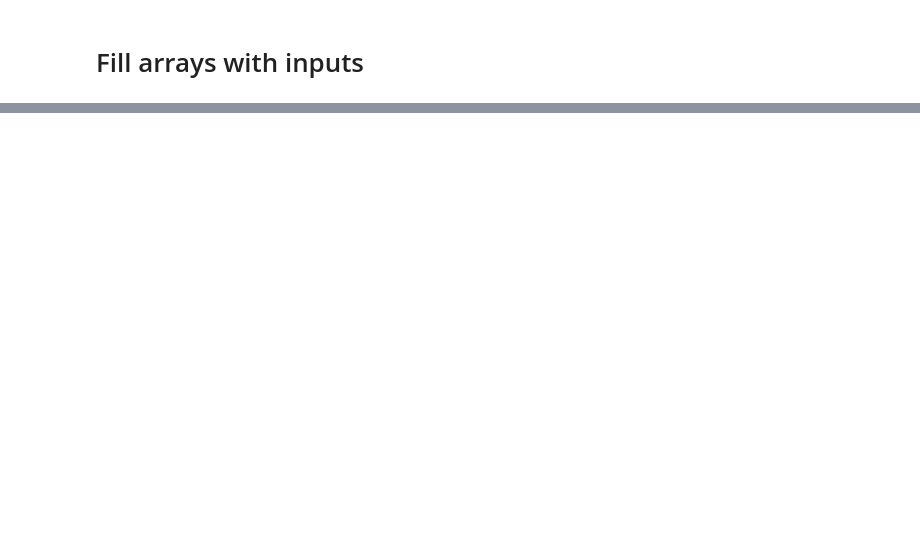
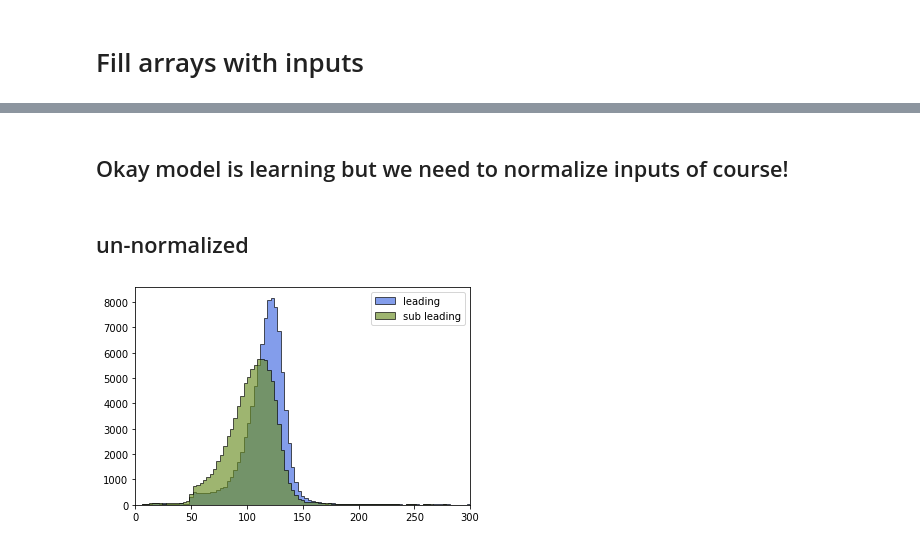
Before and after one commit to russbate42/HH4B_Mass_Regression, a Jupyter notebook: mass_regression/mass_regression.ipynb, the cells around one changed output, grey strips where cells are left out. Saved outputs shown, nothing was run; the diff lists cells and outputs as text; code cells hidden in the pictures; blank space fills up the shorter version.

Commit message:
Fixed bug with track matching. Updated normalization, new training, and mass plane plots.

```diff
--- a/mass_regression/mass_regression.ipynb
+++ b/mass_regression/mass_regression.ipynb
@@ -170,22 +181,20 @@ for i in range(matched_jets.shape[0]):
     ld_idx = arr_slc[1]
     sld_idx = arr_slc[2]
 
-    print(evt)
-    nboosturd = len(ak.to_numpy(hh4b_dict['boostedJets_pt'][evt]))
-    print(nboosturd)
+    nboosted = len(ak.to_numpy(hh4b_dict['boostedJets_pt'][evt]))
 
     # Leading
-    X[evt,0] = hh4b_dict['boostedJets_m'][evt][0]
-    X[evt,1] = hh4b_dict['boostedJets_pt'][evt][0]
-    X[evt,2] = hh4b_dict['boostedJets_eta'][evt][0]
-    X[evt,3] = hh4b_dict['boostedJets_phi'][evt][0]
+    X[i,0] = hh4b_dict['boostedJets_m'][evt][0]
+    X[i,1] = hh4b_dict['boostedJets_pt'][evt][0]
+    X[i,2] = hh4b_dict['boostedJets_eta'][evt][0]
+    X[i,3] = hh4b_dict['boostedJets_phi'][evt][0]
 
-    # Leading
-    X[evt,4] = hh4b_dict['boostedJets_m'][evt][1]
-    X[evt,5] = hh4b_dict['boostedJets_pt'][evt][1]
-    X[evt,6] = hh4b_dict['boostedJets_eta'][evt][1]
-    X[evt,7] = hh4b_dict['boostedJets_phi'][evt][1]
+    # Sub-Leading
+    X[i,4] = hh4b_dict['boostedJets_m'][evt][1]
+    X[i,5] = hh4b_dict['boostedJets_pt'][evt][1]
+    X[i,6] = hh4b_dict['boostedJets_eta'][evt][1]
+    X[i,7] = hh4b_dict['boostedJets_phi'][evt][1]
 
     # Truth Jet
-    Y[evt,0] = hh4b_dict['truthjet_antikt10_m'][ld_idx]
-    Y[evt,1] = hh4b_dict['truthjet_antikt10_m'][sld_idx]
+    Y[i,0] = hh4b_dict['truthjet_antikt10_m'][evt][0]
+    Y[i,1] = hh4b_dict['truthjet_antikt10_m'][evt][1]
@@ -200,6 +201,6 @@ ValueError: in NumpyArray attempting to get 1, index out of range
 # %%
-X = np.random.uniform(low=-1, high=1.0, size=(matched_jets.shape[0],8))
-Y = np.random.uniform(low=-1, high=1.0, size=(matched_jets.shape[0],2))
+# X = np.random.uniform(low=-1, high=1.0, size=(matched_jets.shape[0],8))
+# Y = np.random.uniform(low=-1, high=1.0, size=(matched_jets.shape[0],2))
 # %%
 from ml_mass_regression_models import Dumb_Network
 import tensorflow as tf
@@ -259,0 +264,16 @@ Epoch 10/10
+# %% [markdown]
+## Okay model is learning but we need to normalize inputs of course!
+# %% [markdown]
+## un-normalized
+# %%
+mass_bins = np.linspace(0,300,100,endpoint=True)
+
+plt.hist(X[:,0], bins=mass_bins, label='leading', alpha=.65, color='royalblue',
+        edgecolor='black', histtype='stepfilled')
+plt.hist(X[:,4], bins=mass_bins, label='sub leading', alpha=.65,
+         color='olivedrab', edgecolor='black', histtype='stepfilled')
+plt.xlim(np.min(mass_bins), np.max(mass_bins))
+plt.legend()
+plt.show()
+# %% [output]
+[figure, added]
```
Also changed, not shown: parts of 33 cells of this notebook.
